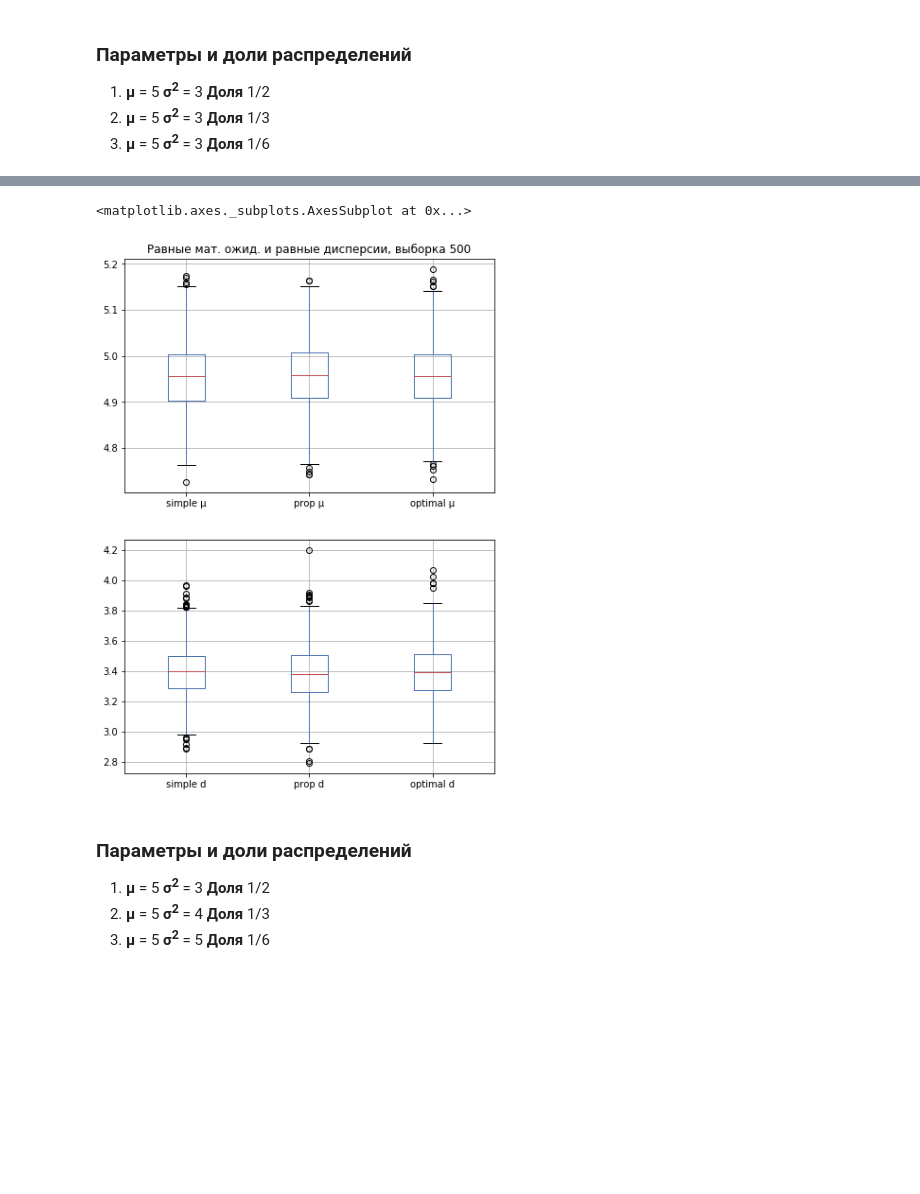
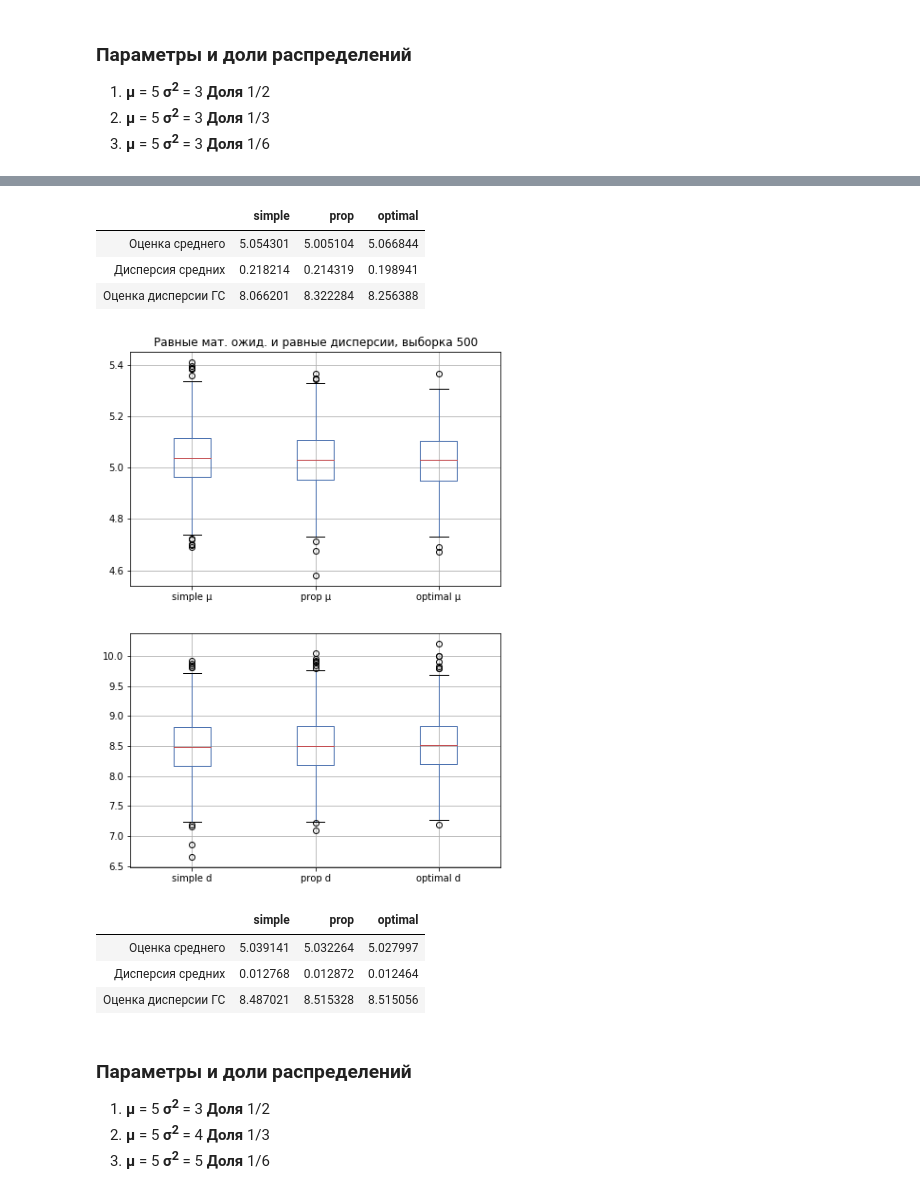
Before and after one commit to kozloffevgeniy/internship_courses, a Jupyter notebook: HT1.ipynb, the cells around one changed output, grey strips where cells are left out. Cells and saved outputs as stored; diff of their text form; code cells hidden in the pictures; blank space fills up the shorter version.

```diff
--- a/HT1.ipynb
+++ b/HT1.ipynb
@@ -291,10 +291,10 @@ plt.show()
 # Делит ГС на три страты с долями 1/2, 1/3, 1/6
 # Принимает на вход мат. ожидания и дисперсии 3 состовляющих ГС
 def gen(m, d, N = 2000):
-    first = stats.norm.rvs(size=N, loc=m[0], scale=d[0])
-    second = stats.norm.rvs(size=N, loc=m[1], scale=d[1])
-    third = stats.norm.rvs(size=N, loc=m[2], scale=d[2])
-    mix = first/2 + second/3 + third/6
+    first = stats.norm.rvs(size=N//2, loc=m[0], scale=d[0])
+    second = stats.norm.rvs(size=N//3, loc=m[1], scale=d[1])
+    third = stats.norm.rvs(size=N - N // 2 - N // 3, loc=m[2], scale=d[2])
+    mix = np.hstack([first, second, third])
     strats = np.zeros(N)
     strats[0: N//2] = 1
     strats[N//2: N//2 + N//3] = 2
@@ -320,7 +320,7 @@ def sample(n, data, method='simple', N = 2000):
         m = sum([sum(strats[i]) for i in range(3)]) / n
         EX = np.mean(strats[0])/2 + np.mean(strats[1])/3 + np.mean(strats[2])/6
         d = np.var(strats[0])/2 + np.var(strats[1])/3 + np.var(strats[2])/6
-        DX = d + (m - np.mean(strats[0]))/2 + (m - np.mean(strats[1]))/3 + (m - np.mean(strats[2]))/6
+        DX = d + ((m - np.mean(strats[0]))**2)/2 + ((m - np.mean(strats[1]))**2)/3 + ((m - np.mean(strats[2]))**2)/6
 
     # Метод оптимального деления
     elif method == 'optimal':
@@ -333,7 +333,7 @@ def sample(n, data, method='simple', N = 2000):
         m = sum([sum(strats[i]) for i in range(3)]) / n
         EX = np.mean(strats[0])/2 + np.mean(strats[1])/3 + np.mean(strats[2])/6
         d = np.var(strats[0])/2 + np.var(strats[1])/3 + np.var(strats[2])/6
-        DX = d + (m - np.mean(strats[0]))/2 + (m - np.mean(strats[1]))/3 + (m - np.mean(strats[2]))/6
+        DX = d + ((m - np.mean(strats[0]))**2)/2 + ((m - np.mean(strats[1]))**2)/3 + ((m - np.mean(strats[2]))**2)/6
     return [EX, DX]
 # %% [markdown]
 ### Параметры и доли распределений
@@ -374,4 +374,18 @@ result[['simple μ' , 'prop μ', 'optimal μ']].boxplot()
 plt.title('Равные мат. ожид. и равные дисперсии, выборка 40')
 plt.subplot(2, 1, 2)
 result[['simple d', 'prop d', 'optimal d']].boxplot()
+
+m = []
+d = []
+formula_d =[]
+for col in ['simple μ' , 'prop μ', 'optimal μ']:
+    m.append(np.mean(result[col]))
+    d.append(np.var(result[col]))
+
+for col in ['simple d', 'prop d', 'optimal d']:
+    formula_d.append(np.mean(result[col]))
+
+stat = pd.DataFrame([m, d, formula_d])
+stat.columns = ['simple', 'prop', 'optimal']
+stat.index = ['Оценка среднего', 'Дисперсия средних', 'Оценка дисперсии ГС']
 # %% [output]
@@ -380,19 +393,46 @@ result[['simple d', 'prop d', 'optimal d']].boxplot()
+# %%
+stat
+# %% [output]
+|  | simple | prop | optimal |
+| Оценка среднего | 5.054301 | 5.005104 | 5.066844 |
+| Дисперсия средних | 0.218214 | 0.214319 | 0.198941 |
+| Оценка дисперсии ГС | 8.066201 | 8.322284 | 8.256388 |
 # %%
 result = []
 for i in range(1000):
     result.append([*sample(500, data), *sample(500, data, method='prop'), *sample(500, data, method='optimal')])
 result = pd.DataFrame(result)
 result.columns = ['simple μ', 'simple d' , 'prop μ', 'prop d', 'optimal μ', 'optimal d']
 plt.figure(figsize = (7,10))
 
 plt.subplot(2, 1, 1)
 result[['simple μ' , 'prop μ', 'optimal μ']].boxplot()
 plt.title('Равные мат. ожид. и равные дисперсии, выборка 500')
 plt.subplot(2, 1, 2)
 result[['simple d', 'prop d', 'optimal d']].boxplot()
+
+m = []
+d = []
+formula_d =[]
+for col in ['simple μ' , 'prop μ', 'optimal μ']:
+    m.append(np.mean(result[col]))
+    d.append(np.var(result[col]))
+
+for col in ['simple d', 'prop d', 'optimal d']:
+    formula_d.append(np.mean(result[col]))
+
+stat = pd.DataFrame([m, d, formula_d])
+stat.columns = ['simple', 'prop', 'optimal']
+stat.index = ['Оценка среднего', 'Дисперсия средних', 'Оценка дисперсии ГС']
 # %% [output]
-<matplotlib.axes._subplots.AxesSubplot at 0x...>
-[figure, old version]
+[figure, new version]
+# %%
+stat
+# %% [output]
+|  | simple | prop | optimal |
+| Оценка среднего | 5.039141 | 5.032264 | 5.027997 |
+| Дисперсия средних | 0.012768 | 0.012872 | 0.012464 |
+| Оценка дисперсии ГС | 8.487021 | 8.515328 | 8.515056 |
 # %% [markdown]
 ### Параметры и доли распределений
 
```
Also changed, not shown: parts of 22 cells of this notebook.
